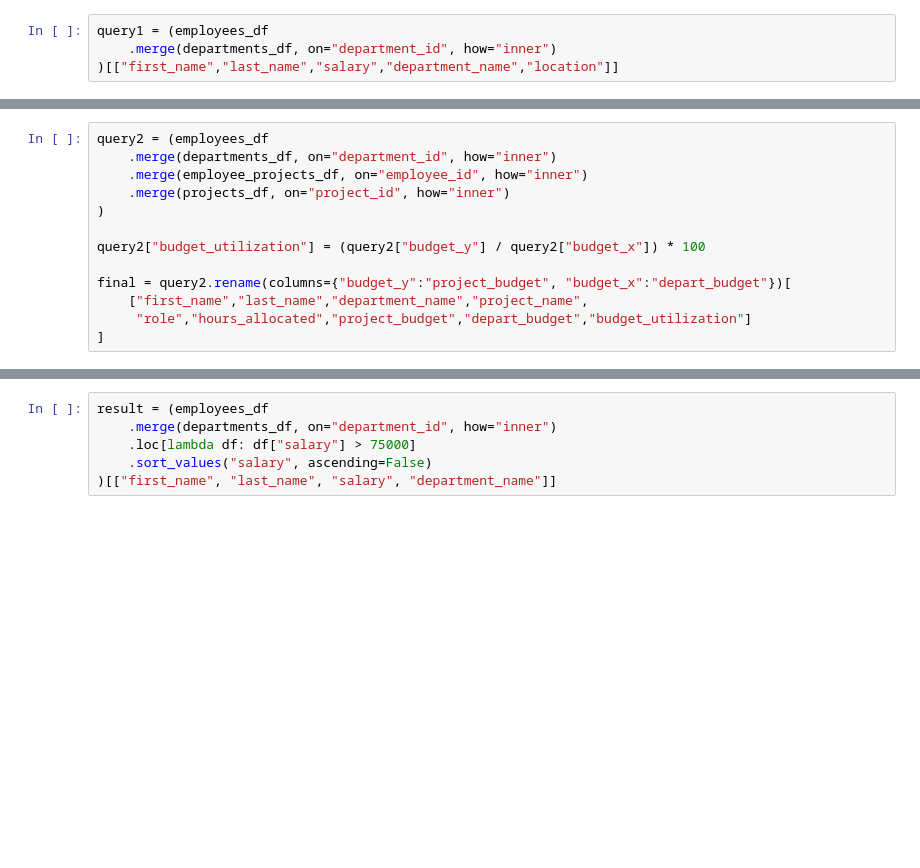
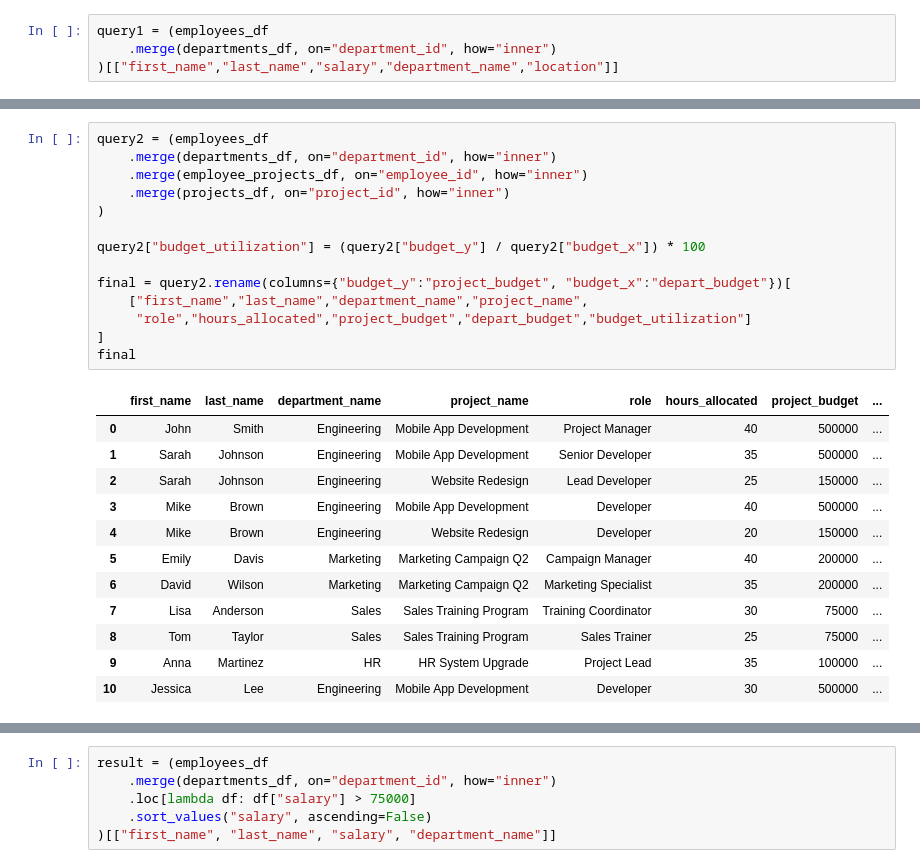
Before and after one commit to dhanushnayak/VR_Training_GenAI_Dhanush, a Jupyter notebook: module_2/notebooks/02_Merge.ipynb, the cells around one changed output, grey strips where cells are left out. Cells and saved outputs as stored; diff of their text form; blank space fills up the shorter version.

```diff
--- a/module_2/notebooks/02_Merge.ipynb
+++ b/module_2/notebooks/02_Merge.ipynb
@@ -17,13 +98,27 @@ query1 = (employees_df
 # %%
 query2 = (employees_df
     .merge(departments_df, on="department_id", how="inner")
     .merge(employee_projects_df, on="employee_id", how="inner")
     .merge(projects_df, on="project_id", how="inner")
 )
 
 query2["budget_utilization"] = (query2["budget_y"] / query2["budget_x"]) * 100
 
 final = query2.rename(columns={"budget_y":"project_budget", "budget_x":"depart_budget"})[
     ["first_name","last_name","department_name","project_name",
      "role","hours_allocated","project_budget","depart_budget","budget_utilization"]
 ]
+final
+# %% [output]
+|  | first_name | last_name | department_name | project_name | role | hours_allocated | project_budget | ... |
+| 0 | John | Smith | Engineering | Mobile App Development | Project Manager | 40 | 500000 | ... |
+| 1 | Sarah | Johnson | Engineering | Mobile App Development | Senior Developer | 35 | 500000 | ... |
+| 2 | Sarah | Johnson | Engineering | Website Redesign | Lead Developer | 25 | 150000 | ... |
+| 3 | Mike | Brown | Engineering | Mobile App Development | Developer | 40 | 500000 | ... |
+| 4 | Mike | Brown | Engineering | Website Redesign | Developer | 20 | 150000 | ... |
+| 5 | Emily | Davis | Marketing | Marketing Campaign Q2 | Campaign Manager | 40 | 200000 | ... |
+| 6 | David | Wilson | Marketing | Marketing Campaign Q2 | Marketing Specialist | 35 | 200000 | ... |
+| 7 | Lisa | Anderson | Sales | Sales Training Program | Training Coordinator | 30 | 75000 | ... |
+| 8 | Tom | Taylor | Sales | Sales Training Program | Sales Trainer | 25 | 75000 | ... |
+| 9 | Anna | Martinez | HR | HR System Upgrade | Project Lead | 35 | 100000 | ... |
+| 10 | Jessica | Lee | Engineering | Mobile App Development | Developer | 30 | 500000 | ... |
```
Also changed, not shown: parts of 18 cells of this notebook.
